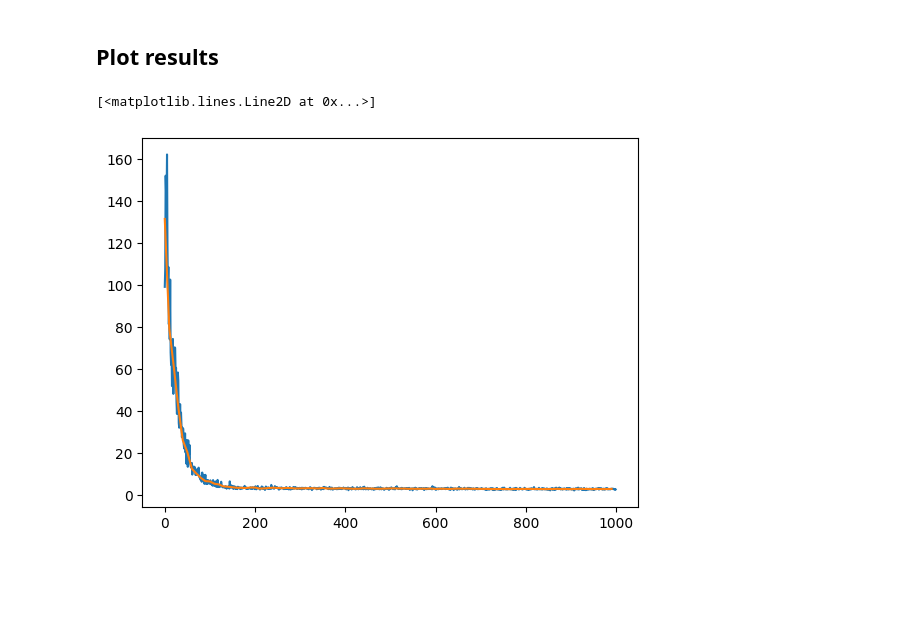
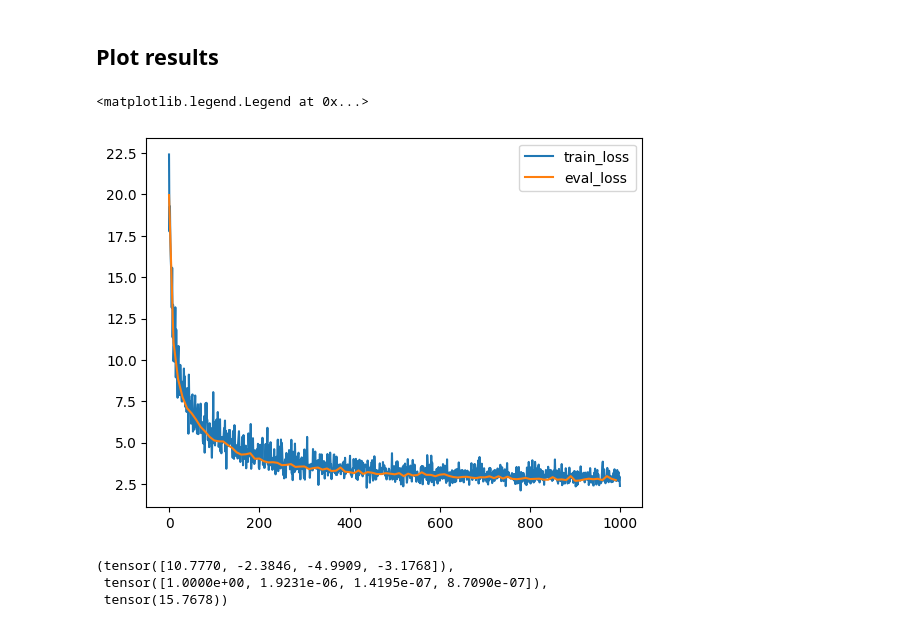
Before and after one commit to VasilisMpletsos/MLP-character-level-language-model, a Jupyter notebook: experiment.ipynb, the cells around one changed output. Drawn from its saved outputs; the diff is of its cells as text; code cells hidden in the pictures; blank space fills up the shorter version.

```diff
--- a/experiment.ipynb
+++ b/experiment.ipynb
@@ -18,6 +20,7 @@ val_X, test_X, val_Y, test_Y = train_test_split(eval_X,eval_Y,test_size=0.5)
 # %%
 EPOCHS = 1000
 batch_size=32
+block_size=context_window
 lre = torch.linspace(-3, 0, EPOCHS)
 lrn = 10**lre
 LEARNING_RATE = 0.1520
@@ -33,6 +36,9 @@ W1 = torch.randn((n_embedding*block_size, n_hidden))
 b1 = torch.randn(n_hidden)
 W2 = torch.randn((n_hidden, vocab_size))
 b2 = torch.randn(vocab_size)
+
+batch_normalization_gain = torch.ones((1,n_hidden))
+batch_normalization_bias = torch.ones((1,n_hidden))
 
 parameters = [C,W1,b1,W2,b2]
 
@@ -55,6 +61,8 @@ for i in range(EPOCHS):
 
     embeddings = C[X_batch]
     hidden_dim = embeddings.view((embeddings.shape[0], -1)) @ W1 + b1
+    hidden_dim = batch_normalization_gain* (hidden_dim - hidden_dim.mean(0,keepdim=True))/hidden_dim.std(0,keepdim=True) + batch_normalization_bias
+    hidden_dim = torch.tanh(hidden_dim)
     logits = hidden_dim @ W2 + b2
 
     loss = cross_entropy(logits, Y_batch)
@@ -70,6 +78,7 @@ for i in range(EPOCHS):
     for p in parameters:
         p.data += -LEARNING_RATE * p.grad
 
+
     if i%10 == 0:
         # Disable params grads
         for p in parameters:
@@ -77,6 +86,8 @@ for i in range(EPOCHS):
 
         embeddings = C[val_X]
         hidden_dim = embeddings.view((embeddings.shape[0], -1)) @ W1 + b1
+        hidden_dim = batch_normalization_gain* (hidden_dim - hidden_dim.mean(0,keepdim=True))/hidden_dim.std(0,keepdim=True) + batch_normalization_bias
+        hidden_dim = torch.tanh(hidden_dim)
         logits = hidden_dim @ W2 + b2
 
         loss = cross_entropy(logits, val_Y)
@@ -128,8 +142,18 @@ for i in range(EPOCHS):
 # %% [markdown]
 ## Plot results
 # %%
-plt.plot(losses)
-plt.plot(eval_steps,eval_losses)
+plt.plot(losses, label="train_loss")
+plt.plot(eval_steps,eval_losses, label="eval_loss")
+plt.legend()
 # %% [output]
-[<matplotlib.lines.Line2D at 0x...>]
+<matplotlib.legend.Legend at 0x...>
-[figure, old version]
+[figure, new version]
+# %%
+logits = torch.randn(4) * 10
+probs = torch.softmax(logits,dim=0)
+loss = -probs[2].log()
+logits, probs, loss
+# %% [output]
+(tensor([10.7770, -2.3846, -4.9909, -3.1768]),
+ tensor([1.0000e+00, 1.9231e-06, 1.4195e-07, 8.7090e-07]),
+ tensor(15.7678))
```
Also changed, not shown: parts of 4 cells of this notebook, 2 other files.
